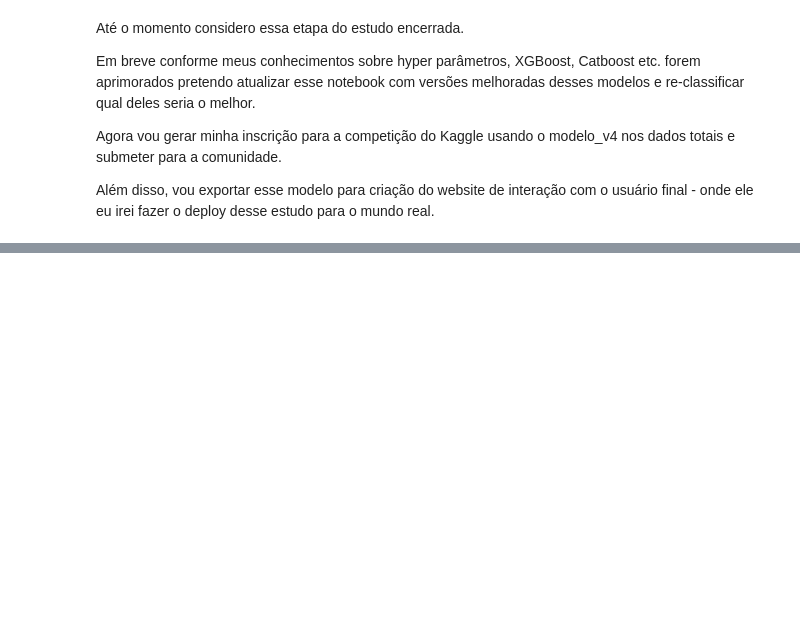
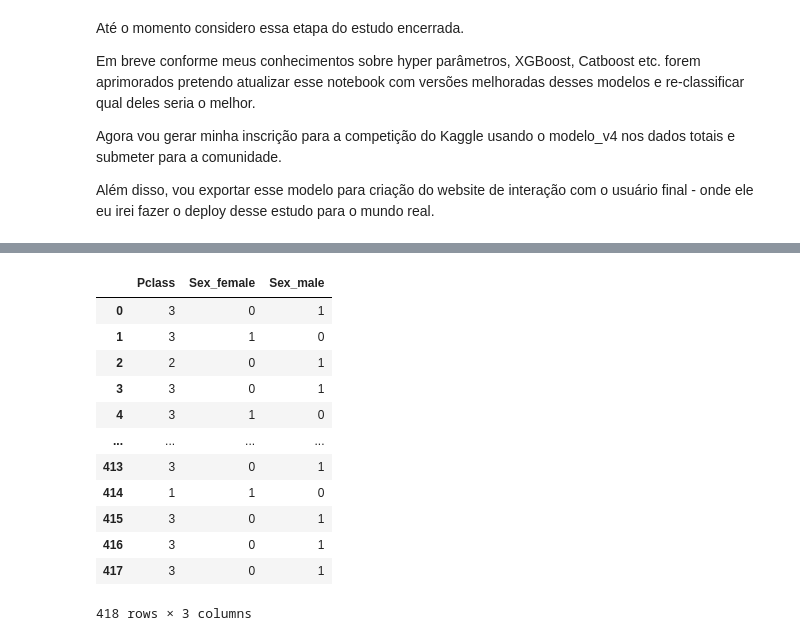
Before and after one commit to Rebeque/Titanic---Quem-sobreviveria-ETL-EDA-ML-Deploy-HTML-CSS-, a Jupyter notebook: Notebook_Titanic_Quem sobreviveria_v0.1.ipynb, the cells around one changed output, grey strips where cells are left out. Drawn from its saved outputs; the diff is of its cells as text; code cells hidden in the pictures; blank space fills up the shorter version.

```diff
--- a/Notebook_Titanic_Quem sobreviveria_v0.1.ipynb
+++ b/Notebook_Titanic_Quem sobreviveria_v0.1.ipynb
@@ -1183,0 +1184,16 @@ with open('modelo_final_arquivo.pkl', 'wb') as file:
+# %%
+X_teste
+# %% [output]
+|  | Pclass | Sex_female | Sex_male |
+| 0 | 3 | 0 | 1 |
+| 1 | 3 | 1 | 0 |
+| 2 | 2 | 0 | 1 |
+| 3 | 3 | 0 | 1 |
+| 4 | 3 | 1 | 0 |
+| ... | ... | ... | ... |
+| 413 | 3 | 0 | 1 |
+| 414 | 1 | 1 | 0 |
+| 415 | 3 | 0 | 1 |
+| 416 | 3 | 0 | 1 |
+| 417 | 3 | 0 | 1 |
+418 rows × 3 columns
```
Also changed, not shown: parts of 1 cell of this notebook, 4 other files.
